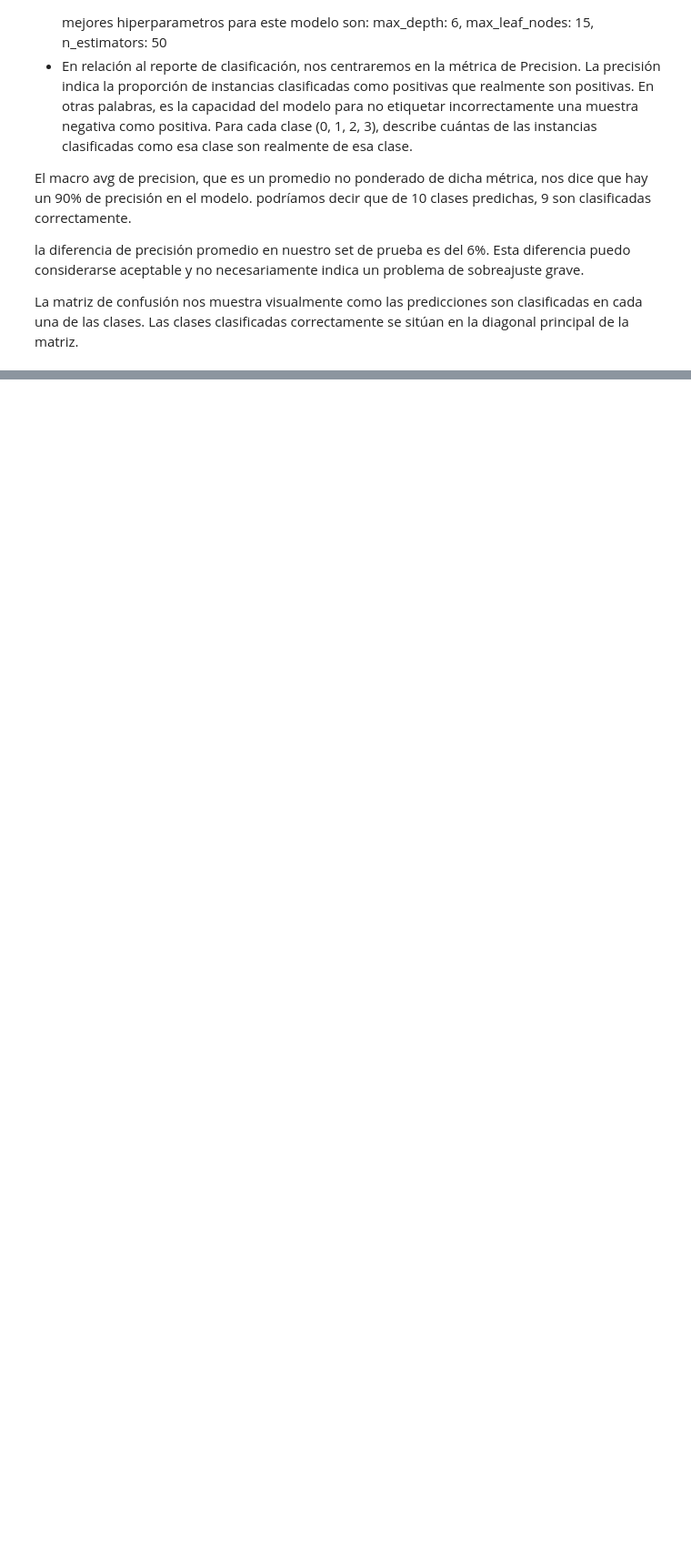
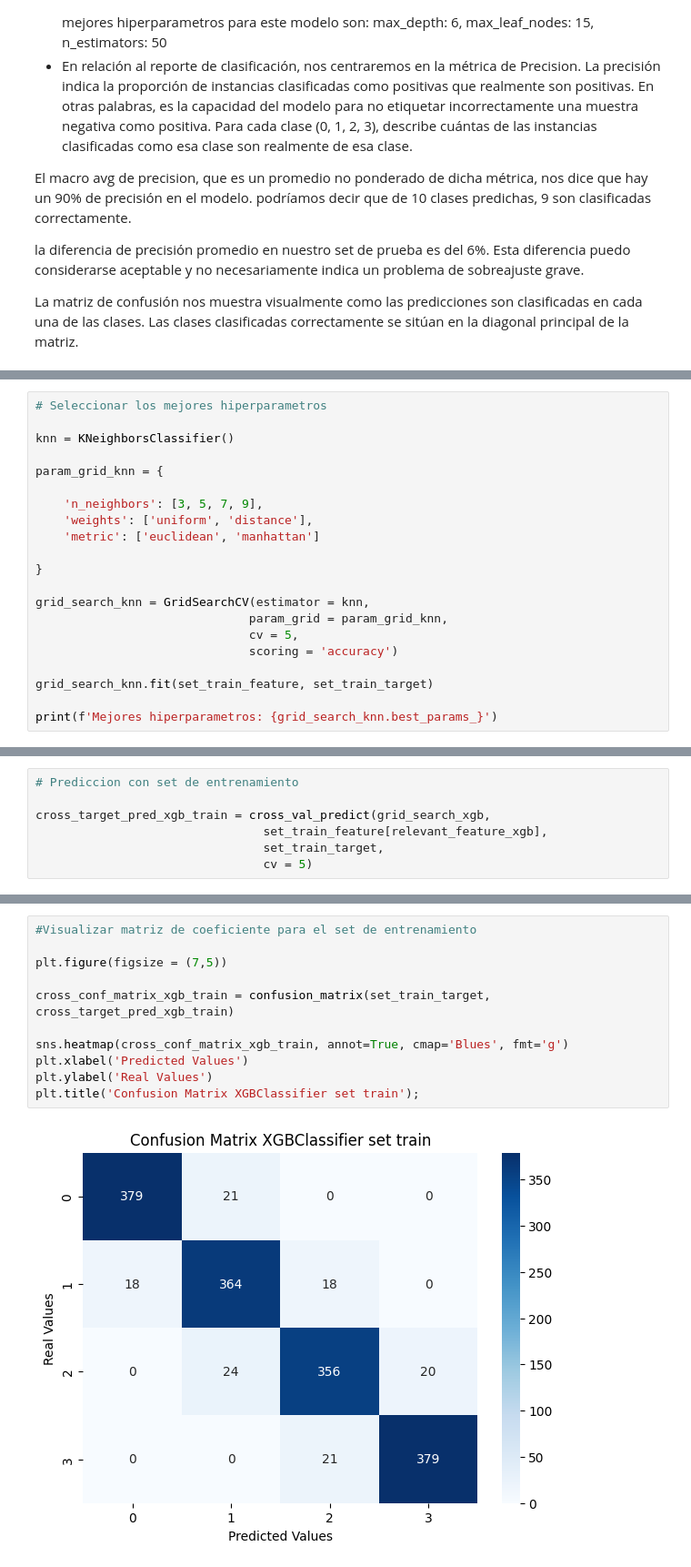
Before and after one commit to Nuria322/Prediccion_precio_telefonos, a Jupyter notebook: Precios_Telefonia/1_Datos.ipynb, the cells around one changed output, grey strips where cells are left out. Shown at 91% size. Saved outputs shown, nothing was run; the diff lists cells and outputs as text; blank space fills up the shorter version.

```diff
--- a/Precios_Telefonia/1_Datos.ipynb
+++ b/Precios_Telefonia/1_Datos.ipynb
@@ -782,0 +926,21 @@ La matriz de confusión nos muestra visualmente como las predicciones son clasif
+# %%
+# Seleccionar los mejores hiperparametros
+
+knn = KNeighborsClassifier()
+
+param_grid_knn = {
+
+    'n_neighbors': [3, 5, 7, 9],
+    'weights': ['uniform', 'distance'],
+    'metric': ['euclidean', 'manhattan']
+
+}
+
+grid_search_knn = GridSearchCV(estimator = knn,
+                              param_grid = param_grid_knn,
+                              cv = 5,
+                              scoring = 'accuracy')
+
+grid_search_knn.fit(set_train_feature, set_train_target)
+
+print(f'Mejores hiperparametros: {grid_search_knn.best_params_}')
@@ -782,0 +1104,7 @@ La matriz de confusión nos muestra visualmente como las predicciones son clasif
+# %%
+# Prediccion con set de entrenamiento
+
+cross_target_pred_xgb_train = cross_val_predict(grid_search_xgb,
+                                set_train_feature[relevant_feature_xgb],
+                                set_train_target,
+                                cv = 5)
@@ -782,0 +1138,13 @@ La matriz de confusión nos muestra visualmente como las predicciones son clasif
+# %%
+#Visualizar matriz de coeficiente para el set de entrenamiento
+
+plt.figure(figsize = (7,5))
+
+cross_conf_matrix_xgb_train = confusion_matrix(set_train_target, cross_target_pred_xgb_train)
+
+sns.heatmap(cross_conf_matrix_xgb_train, annot=True, cmap='Blues', fmt='g')
+plt.xlabel('Predicted Values')
+plt.ylabel('Real Values')
+plt.title('Confusion Matrix XGBClassifier set train');
+# %% [output]
+[figure, added]
```
Also changed, not shown: parts of 50 cells of this notebook.
